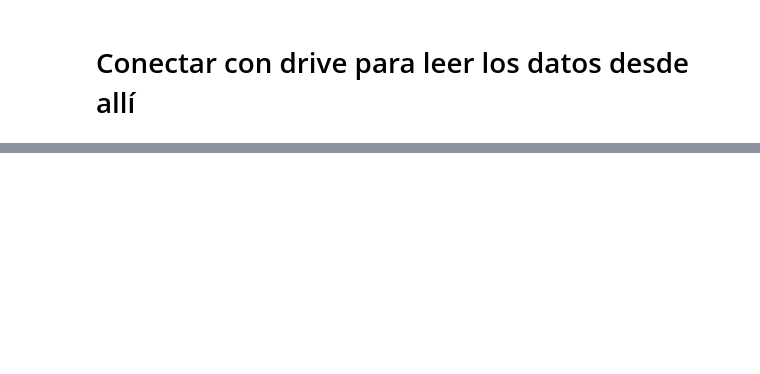
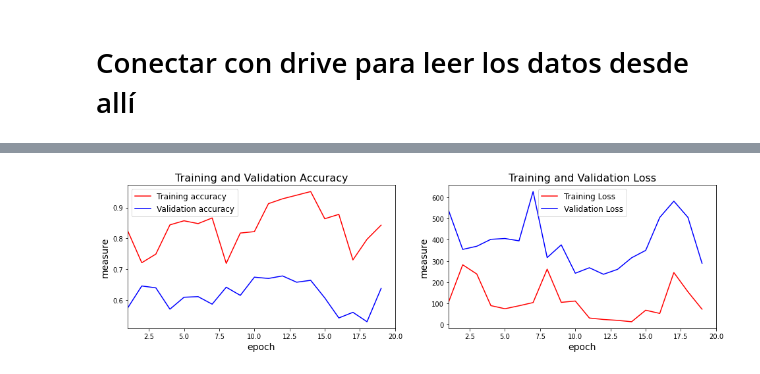
Before and after one commit to mafeacero/Reconocimiento-emociones-con-LSTM-y-CNN, a Jupyter notebook: Proyecto.ipynb, the cells around one changed output, grey strips where cells are left out. Cells and saved outputs as stored; diff of their text form; code cells hidden in the pictures; blank space fills up the shorter version.

```diff
--- a/Proyecto.ipynb
+++ b/Proyecto.ipynb
@@ -32,0 +756,34 @@ os.listdir(PATH)
+# %%
+import matplotlib.pyplot as plt
+acc = history.history['accuracy']
+val_acc = history.history['val_accuracy']
+loss = history.history['loss']
+val_loss = history.history['val_loss']
+
+epochs = range(len(acc))
+
+n_row = 1
+n_col = 2
+fig, ax = plt.subplots(n_row, n_col, sharex = False, sharey = False, figsize=(16,4))
+
+
+ax[0].plot(epochs, acc, 'r', label='Training accuracy')
+ax[0].plot(epochs, val_acc, 'b', label='Validation accuracy')
+ax[0].legend(fontsize=12,loc=0)
+ax[0].set_title('Training and Validation Accuracy',fontsize=16)
+ax[0].set_ylabel('measure',fontsize=14)
+ax[0].set_xlabel('epoch', fontsize = 14)
+ax[0].set_xlim([1, len(acc)])
+
+ax[1].plot(epochs, loss, 'r', label='Training Loss')
+ax[1].plot(epochs, val_loss, 'b', label='Validation Loss')
+ax[1].legend(fontsize=12)
+ax[1].set_title('Training and Validation Loss',fontsize=16)
+ax[1].set_ylabel('measure',fontsize=14)
+ax[1].set_xlabel('epoch', fontsize = 14)
+ax[1].set_xlim([1, len(acc)])
+
+
+plt.show()
+# %% [output]
+[figure, added]
```
Also changed, not shown: parts of 110 cells of this notebook.
